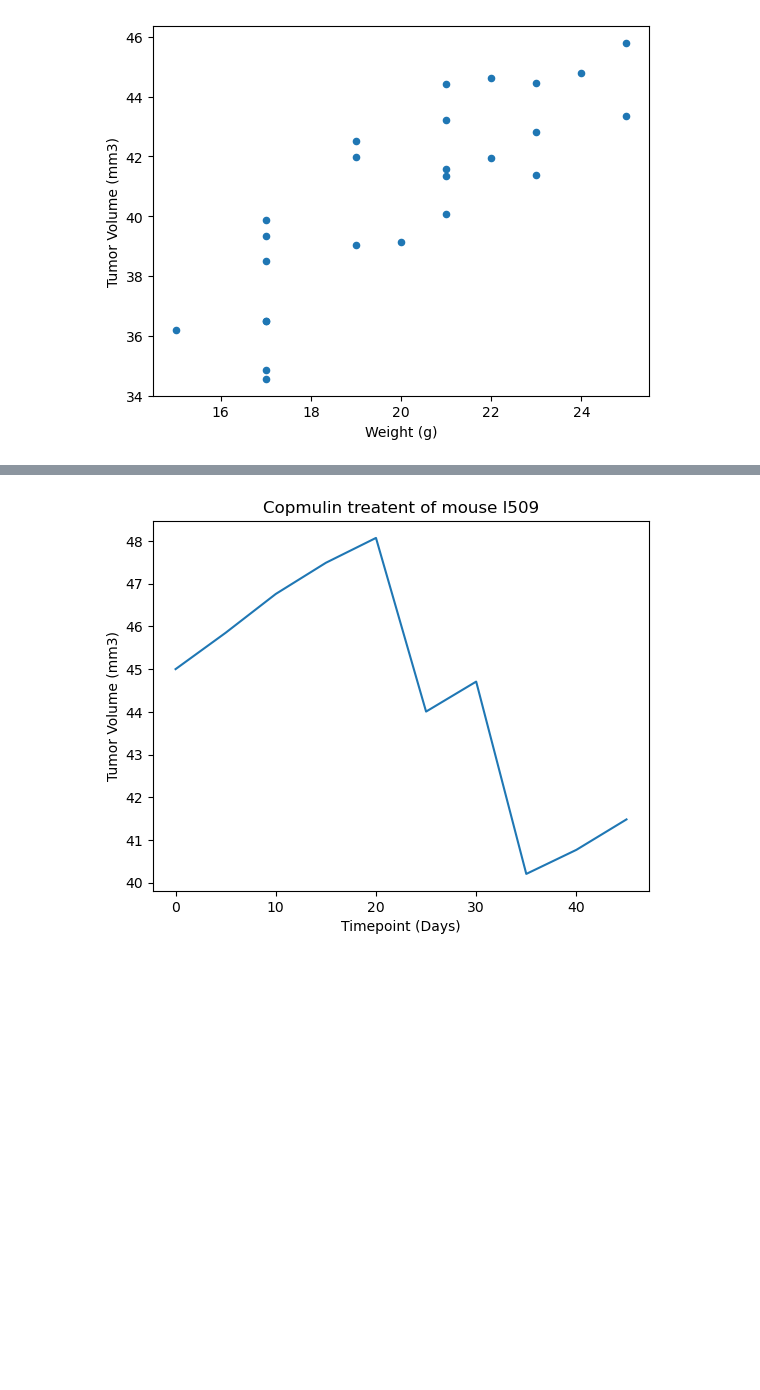
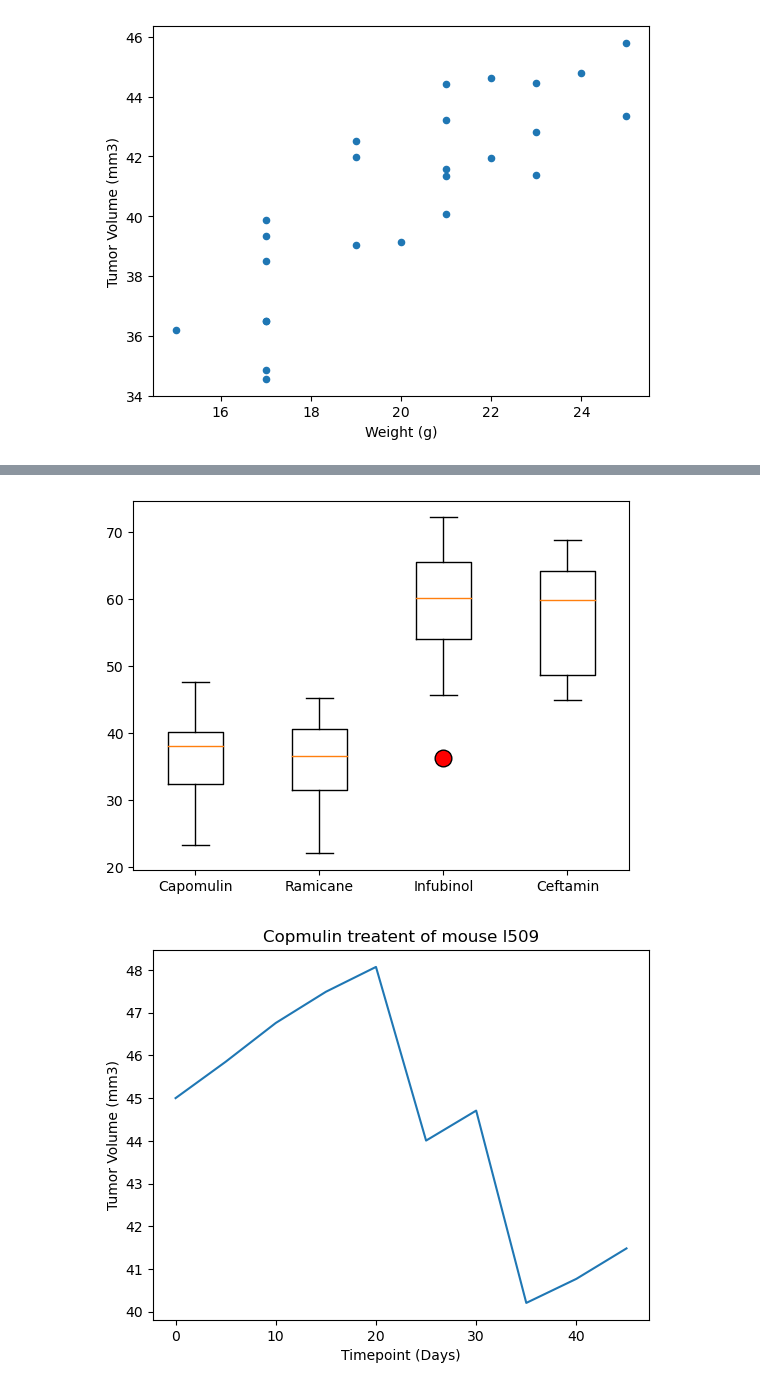
Before and after one commit to Smiyengi/pymaceuticals-challenge, a Jupyter notebook: assignment1.ipynb, the cells around one changed output, grey strips where cells are left out. Saved outputs shown, nothing was run; the diff lists cells and outputs as text; code cells hidden in the pictures; blank space fills up the shorter version.

```diff
--- a/assignment1.ipynb
+++ b/assignment1.ipynb
@@ -386,6 +344,31 @@ study_results_clean[study_results_clean['Mouse ID'] == 's185']
 | 1479 | s185 | 35 | 28.328531 | 1 | Capomulin | Female | 3 | ... |
 | 1652 | s185 | 40 | 25.472143 | 1 | Capomulin | Female | 3 | ... |
 | 1849 | s185 | 45 | 23.343598 | 1 | Capomulin | Female | 3 | ... |
+# %%
+max_mouse_timepoints = study_results_clean.groupby(['Mouse ID'])['Timepoint'].max()
+study_results_clean_with_max_timepoint = pd.merge(study_results_clean, max_mouse_timepoints, how="left", on="Mouse ID")
+study_results_clean_with_max_timepoint = study_results_clean_with_max_timepoint.rename(columns={'Timepoint_y': 'Max Timepoint',
+                                                                                                'Timepoint_x' : 'Timepoint'})
+promising_treatment_list = ['Capomulin', 'Ramicane', 'Infubinol', 'Ceftamin']
+tumor_volume_per_treatment = dict()
+for i in promising_treatment_list:
+  tumor_volume_per_treatment[i] = list()
+
+# Function
+def prepare_boxplot_data(x):
+  if x['Drug Regimen'] in promising_treatment_list:
+    if x['Max Timepoint'] == x['Timepoint']:
+      tumor_volume_per_treatment[x['Drug Regimen']].append(x['Tumor Volume (mm3)'])
+  return True
+# %%
+study_results_clean_with_max_timepoint.apply(prepare_boxplot_data, axis=1)
+labels, data = tumor_volume_per_treatment.keys(), tumor_volume_per_treatment.values()
+
+plt.boxplot(data, flierprops=dict(markerfacecolor='red', markersize=12))
+plt.xticks(range(1, len(labels) + 1), labels)
+plt.show()
+# %% [output]
+[figure, added]
 # %%
 import numpy as np
 # mouse_treated_by_Capomulin =  np.random.choice(study_results_clean[study_results_clean['Drug Regimen'] == 'Capomulin']['Mouse ID'].unique())
```
Also changed, not shown: parts of 9 cells of this notebook.
